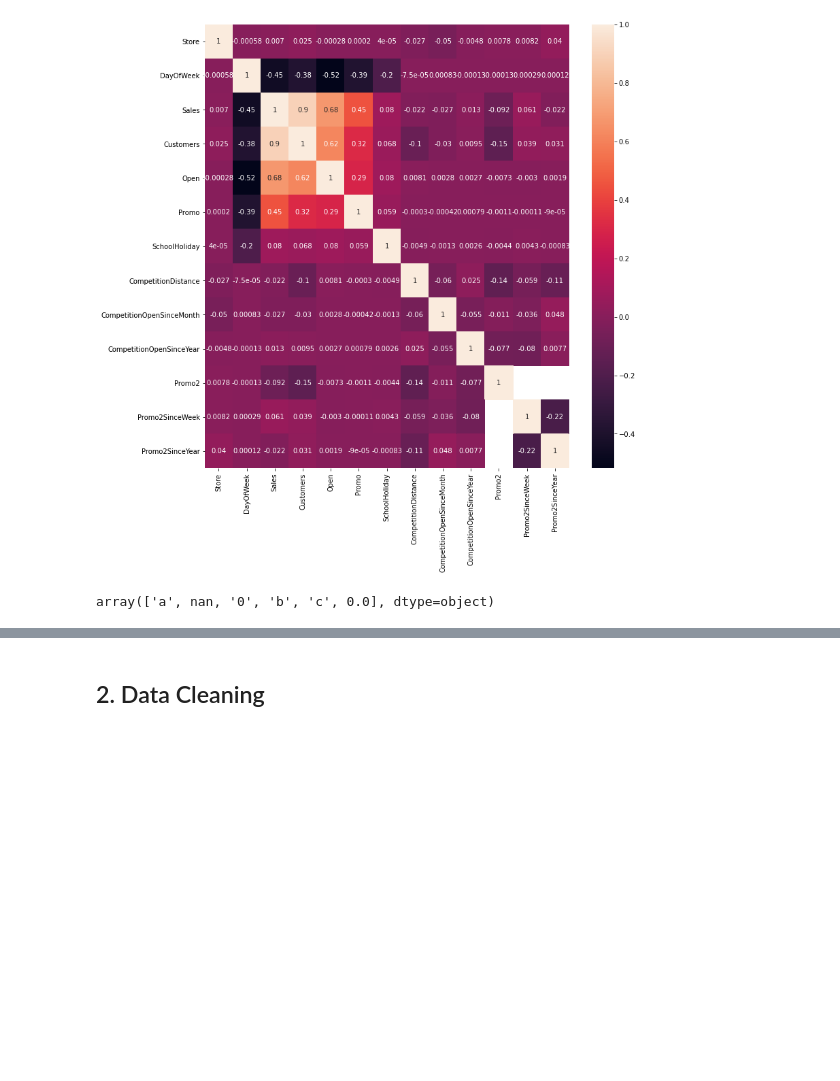
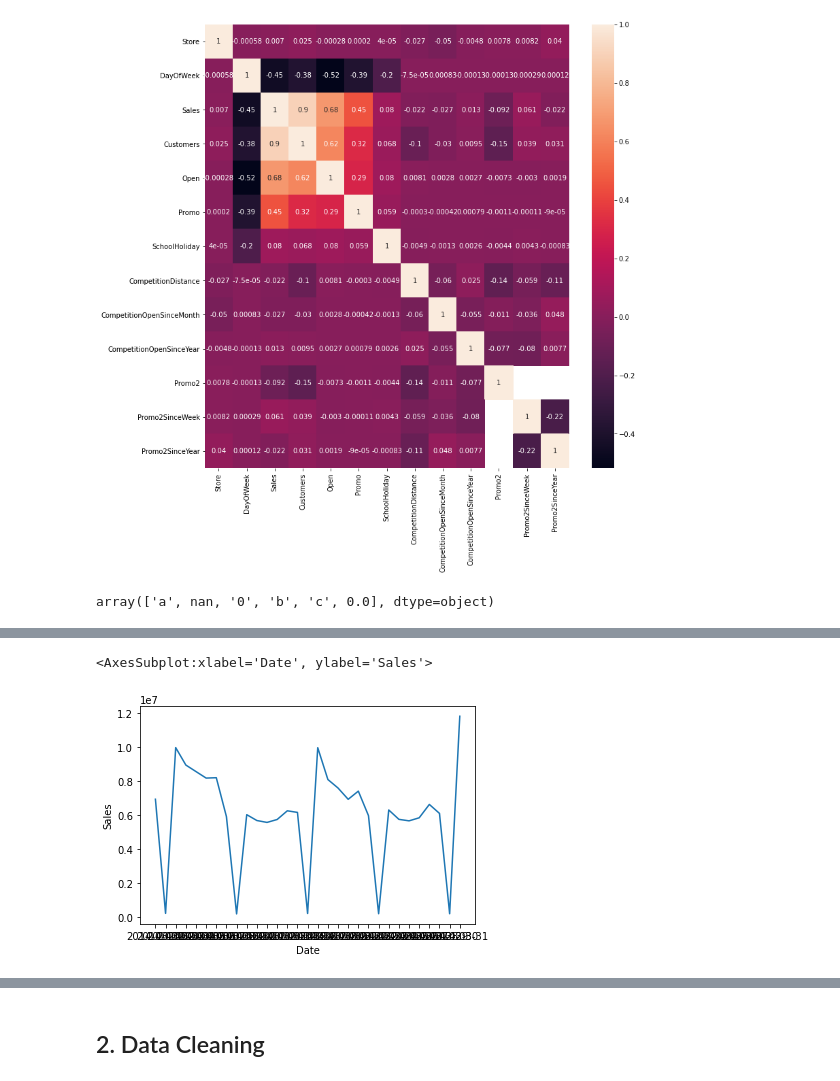
Before and after one commit to JohnEnev/DSR-competition-team1, a Jupyter notebook: notebooks/SG_notebook.ipynb, the cells around one changed output, grey strips where cells are left out. Saved outputs shown, nothing was run; the diff lists cells and outputs as text; code cells hidden in the pictures; blank space fills up the shorter version.

```diff
--- a/notebooks/SG_notebook.ipynb
+++ b/notebooks/SG_notebook.ipynb
@@ -125,0 +159,5 @@ array(['a', nan, '0', 'b', 'c', 0.0], dtype=object)
+# %%
+sns.lineplot(data=daily_sales.loc['2014-03-01':'2014-03-31'])
+# %% [output]
+<AxesSubplot:xlabel='Date', ylabel='Sales'>
+[figure, added]
```
Also changed, not shown: parts of 60 cells of this notebook, 1 other file.
